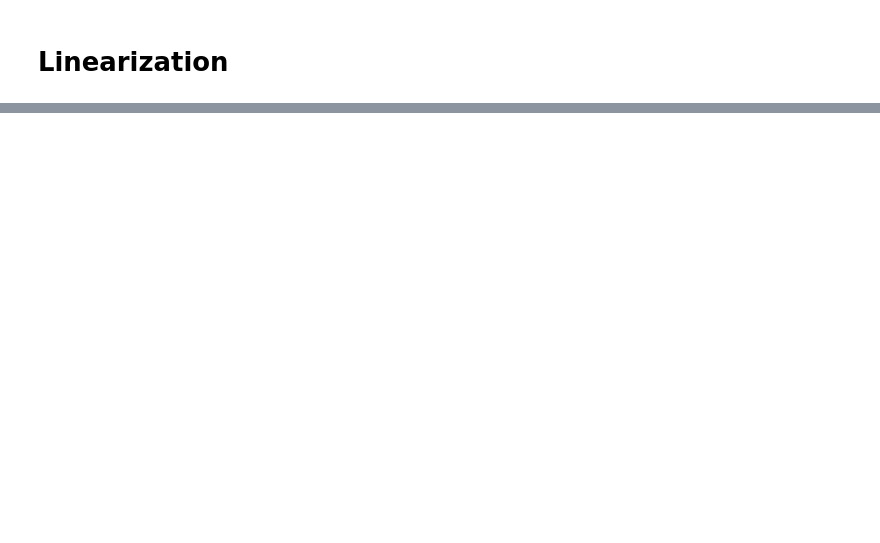
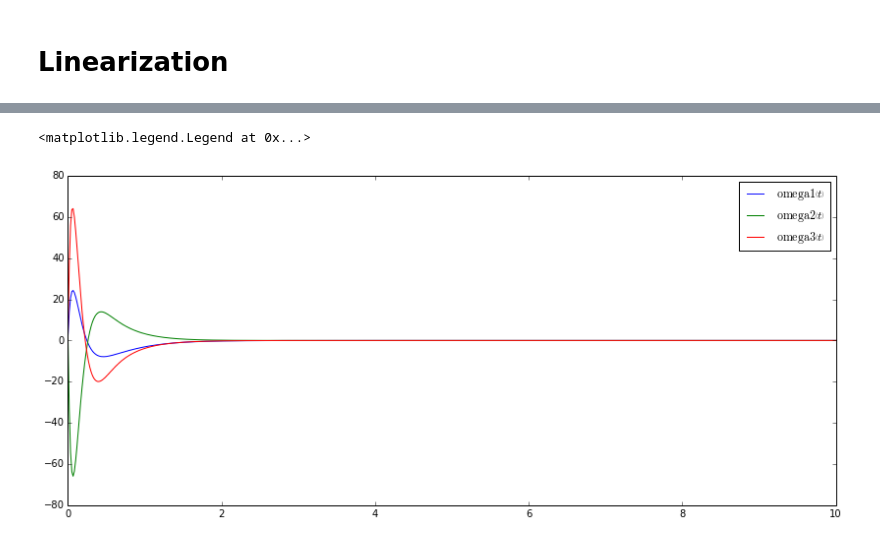
Before and after one commit to pydy/pydy-tutorial-human-standing, a Jupyter notebook: notebooks/base.ipynb, the cells around one changed output, grey strips where cells are left out. Drawn from its saved outputs; the diff is of its cells as text; code cells hidden in the pictures; blank space fills up the shorter version.

```diff
--- a/notebooks/base.ipynb
+++ b/notebooks/base.ipynb
@@ -424,0 +535,6 @@ To exit: use 'exit', 'quit', or Ctrl-D.
+# %%
+plt.plot(t, np.rad2deg(y[:, 3:]))
+plt.legend(["${}$".format(latex(s)) for s in speeds])
+# %% [output]
+<matplotlib.legend.Legend at 0x...>
+[figure, added]
```
Also changed, not shown: parts of 37 cells of this notebook, 1 other file.
